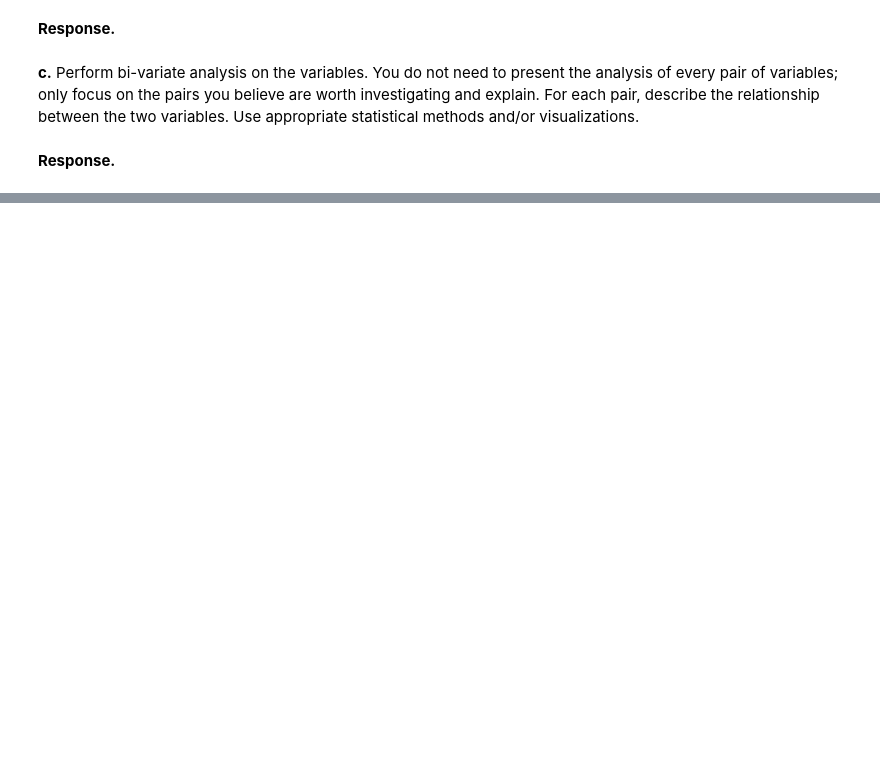
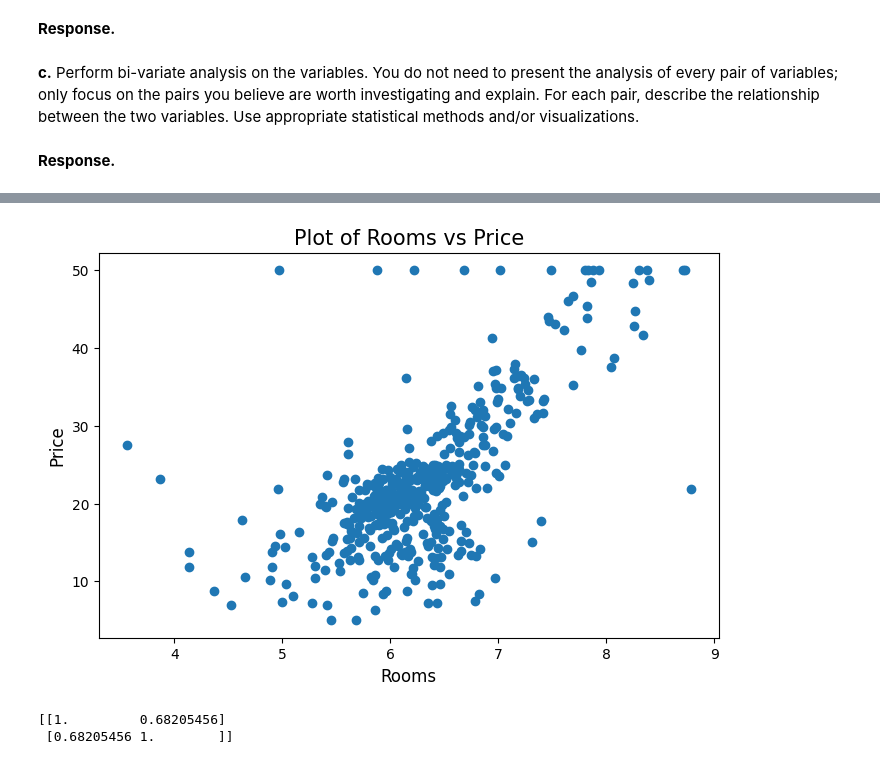
Before and after one commit to miniminhanh/CS105-project, a Jupyter notebook: CS105 Project Submission Part I 2026.ipynb, the cells around one changed output, grey strips where cells are left out. Cells and saved outputs as stored; diff of their text form; code cells hidden in the pictures; blank space fills up the shorter version.

Commit message:
Added the bi-variate analysis part. (some of the values for the corr coeff a bit different idk if it's my end)

```diff
--- a/CS105 Project Submission Part I 2026.ipynb
+++ b/CS105 Project Submission Part I 2026.ipynb
@@ -211,0 +266,18 @@ print(f"mean Price: {df.Price.mean()}")
+# %%
+xs = df.Rooms
+ys = df.Price
+
+plt.figure(figsize=(8,5))
+plt.scatter(xs, ys)
+plt.title("Plot of Rooms vs Price", fontsize=15)
+plt.xlabel("Rooms", fontsize=12)
+plt.ylabel("Price", fontsize=12)
+plt.show()
+# %% [output]
+[figure, added]
+# %%
+corr = np.corrcoef(xs, ys)
+print(corr)
+# %% [output]
+[[1.         0.68205456]
+ [0.68205456 1.        ]]
```
Also changed, not shown: parts of 36 cells of this notebook.
